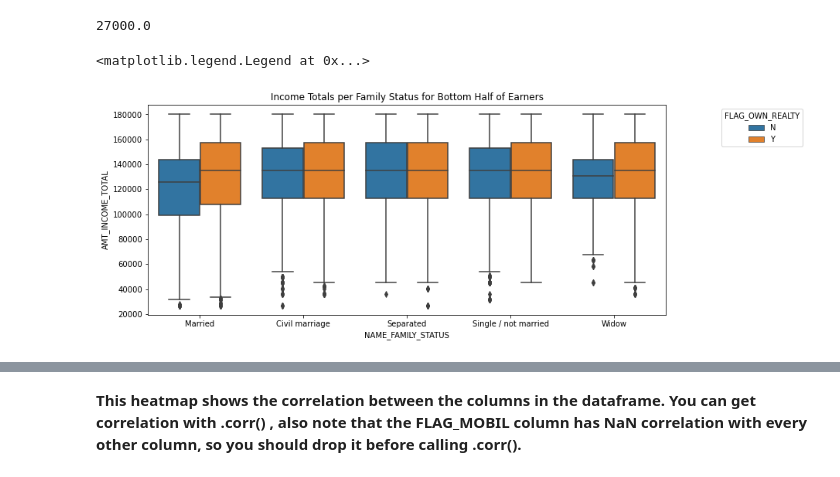
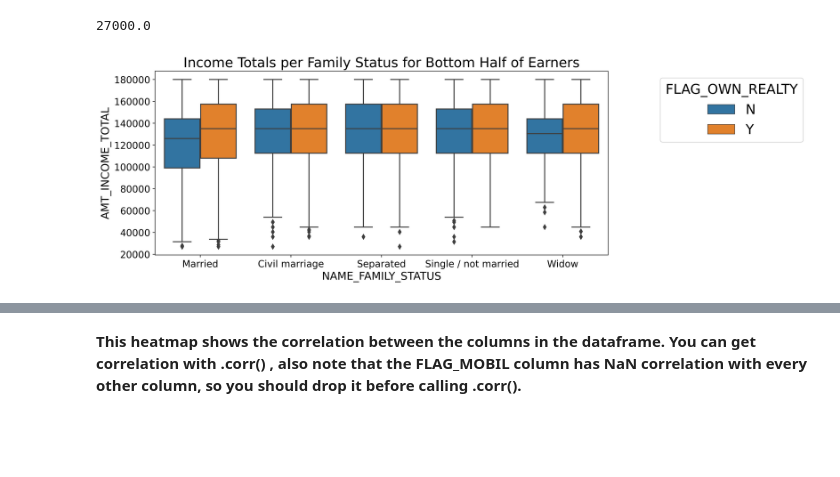
Before and after one commit to yohn-dezmon/seaborn-exercise, a Jupyter notebook: 07-Seaborn-Exercise.ipynb, the cells around one changed output, grey strips where cells are left out. Saved outputs shown, nothing was run; the diff lists cells and outputs as text; code cells hidden in the pictures; blank space fills up the shorter version.

```diff
--- a/07-Seaborn-Exercise.ipynb
+++ b/07-Seaborn-Exercise.ipynb
@@ -329,13 +334,16 @@ min(bottom_half['AMT_INCOME_TOTAL'])
 # %% [output]
 27000.0
 # %%
-plt.figure(figsize=(12,5))
-plt.title('Income Totals per Family Status for Bottom Half of Earners')
-sns.boxplot(data=bottom_half, x='NAME_FAMILY_STATUS', y='AMT_INCOME_TOTAL', hue='FLAG_OWN_REALTY', )
-plt.legend(bbox_to_anchor=(1.1,1.0), title='FLAG_OWN_REALTY')
+plt.figure(figsize=(12,5), dpi=500)
+plt.title('Income Totals per Family Status for Bottom Half of Earners', fontsize=20)
+plt.tick_params(axis='both', labelsize=14)
+plt.xlabel('NAME_FAMILY_STATUS', fontsize=16)
+plt.ylabel('AMT_INCOME_TOTAL', fontsize=16)
+sns.boxplot(data=bottom_half, x='NAME_FAMILY_STATUS', y='AMT_INCOME_TOTAL', hue='FLAG_OWN_REALTY')
+legend = plt.legend(bbox_to_anchor=(1.1,1.0), title='FLAG_OWN_REALTY', prop= {'size': 20})
+plt.setp(legend.get_title(), fontsize=20);
 # %% [output]
-<matplotlib.legend.Legend at 0x...>
-[figure, old version]
+[figure, new version]
 # %% [markdown]
 ### TASK: Recreate the Heat Map shown below:
 
```
Also changed, not shown: parts of 5 cells of this notebook.
